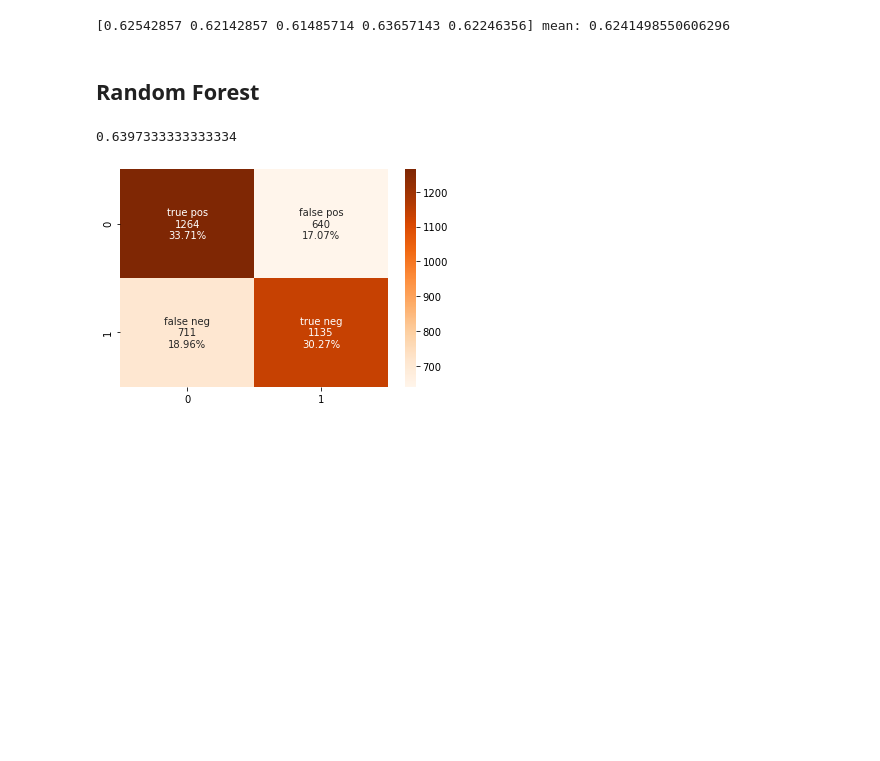
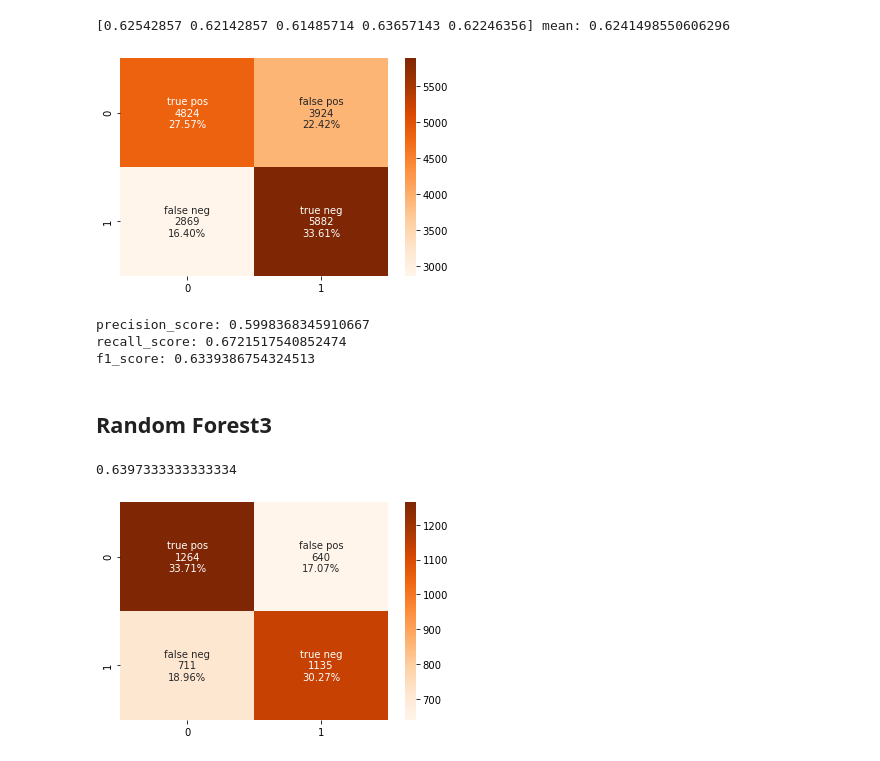
Before and after one commit to Yehudit-Brickner/data_science_end_of_year1_project, a Jupyter notebook: dogs vs cats 9.8.21 .ipynb, the cells around one changed output. Drawn from its saved outputs; the diff is of its cells as text; code cells hidden in the pictures; blank space fills up the shorter version.

```diff
--- a/dogs vs cats 9.8.21 .ipynb
+++ b/dogs vs cats 9.8.21 .ipynb
@@ -1101,0 +1110,11 @@ f1_score: 0.6248640417663693
+# %%
+for x in arr2:
+    XG3=XGBClassifier(n_estimators=x, max_depth=2, eta=0.1, subsample=0.7, colsample_bytree=0.8,
+                 use_label_encoder =False,eval_metric = "logloss")
+    XG3.fit(x_train_reduced3, y_train_set)
+    y_pred_XG3=XG3.predict(x_test_reduced3)
+    accuracy_XG3=metrics.accuracy_score(y_test_set, y_pred_XG3)
+    if (accuracy_XG3>0.63):
+        print (x,accuracy_XG3 )
+    else:
+        print(x)
@@ -1102,8 +1142,8 @@ f1_score: 0.6248640417663693
 # %%
-XG3=XGBClassifier(n_estimators=400, max_depth=2, eta=0.1, subsample=0.7, colsample_bytree=0.8,
+XG3=XGBClassifier(n_estimators=75, max_depth=2, eta=0.1, subsample=0.7, colsample_bytree=0.8,
                  use_label_encoder =False,eval_metric = "logloss")
-XG3.fit(x_train_recovered3, y_train_set)
-y_pred_XG3=XG3.predict(x_test_recovered3)
+XG3.fit(x_train_reduced3, y_train_set)
+y_pred_XG3=XG3.predict(x_test_reduced3)
 accuracy_XG3=metrics.accuracy_score(y_test_set, y_pred_XG3)
 accuracy_XG3
 # %% [output]
@@ -1128,8 +1168,23 @@ cv_scores_XG3=cross_val_score(XG3, x_train_reduced3, y_train_set, cv=5, scoring=
 print(cv_scores_XG3, "mean:", np.mean(cv_scores_XG3))
 # %% [output]
 [0.62542857 0.62142857 0.61485714 0.63657143 0.62246356] mean: 0.6241498550606296
+# %%
+# confusion matrix
+y_pred_xg3_c = cross_val_predict(XG3,  x_train_reduced3, y_train_set, cv=5)
+cofussion_xg3=confusion_matrix(y_train_set, y_pred_xg3_c)
+confussion_matrix(cofussion_xg3)
+# %% [output]
+[figure, added]
+# %%
+print("precision_score:",precision_score(y_train_set, y_pred_xg3_c))
+print("recall_score:",recall_score(y_train_set, y_pred_xg3_c))
+print("f1_score:",f1_score(y_train_set, y_pred_xg3_c))
+# %% [output]
+precision_score: 0.5998368345910667
+recall_score: 0.6721517540852474
+f1_score: 0.6339386754324513
 # %% [markdown]
-## Random Forest
+## Random Forest3
 # %%
 forest3= RandomForestClassifier(random_state=42)
 forest3.fit(x_train_reduced3, y_train_set)
```
Also changed, not shown: parts of 134 cells of this notebook.
